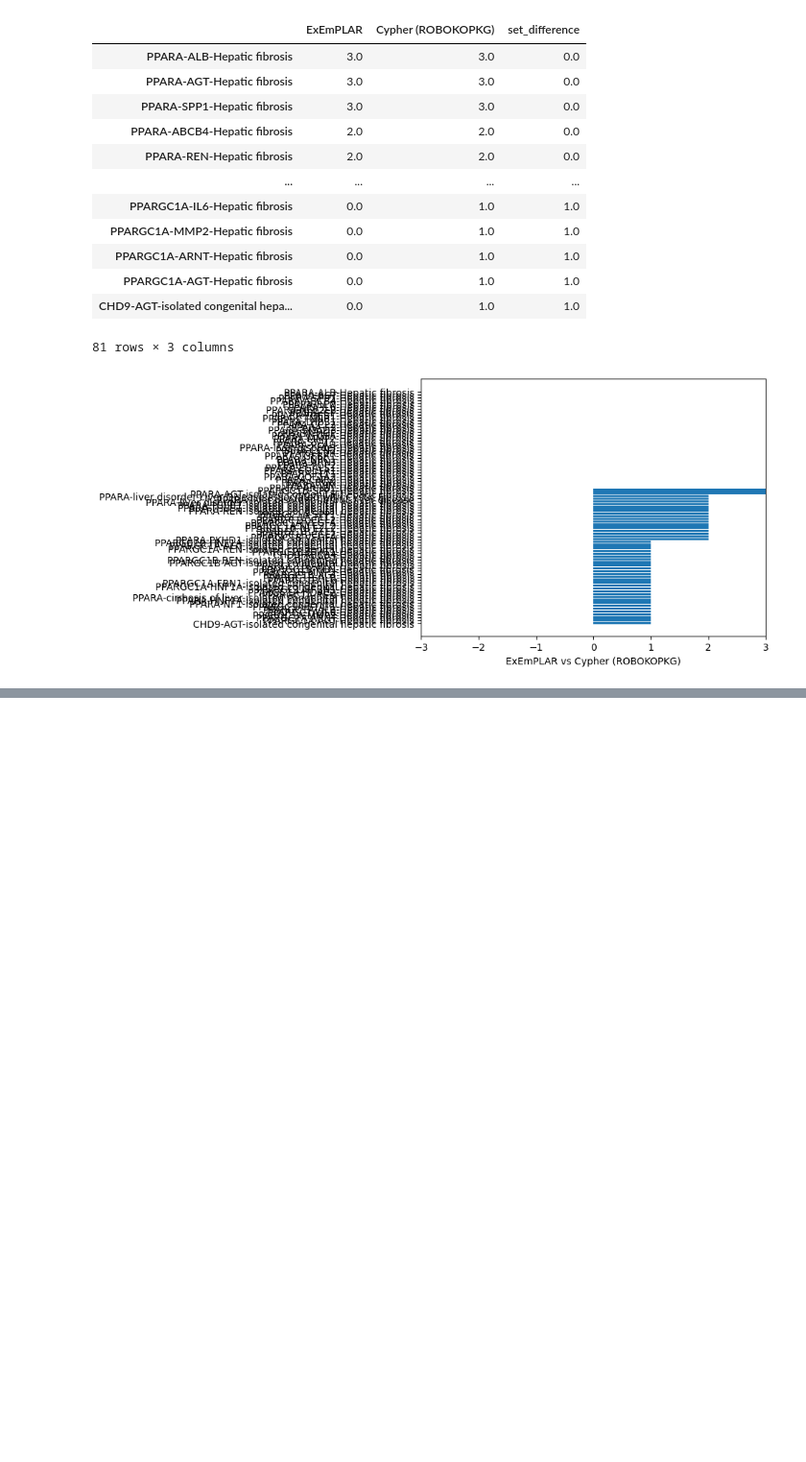
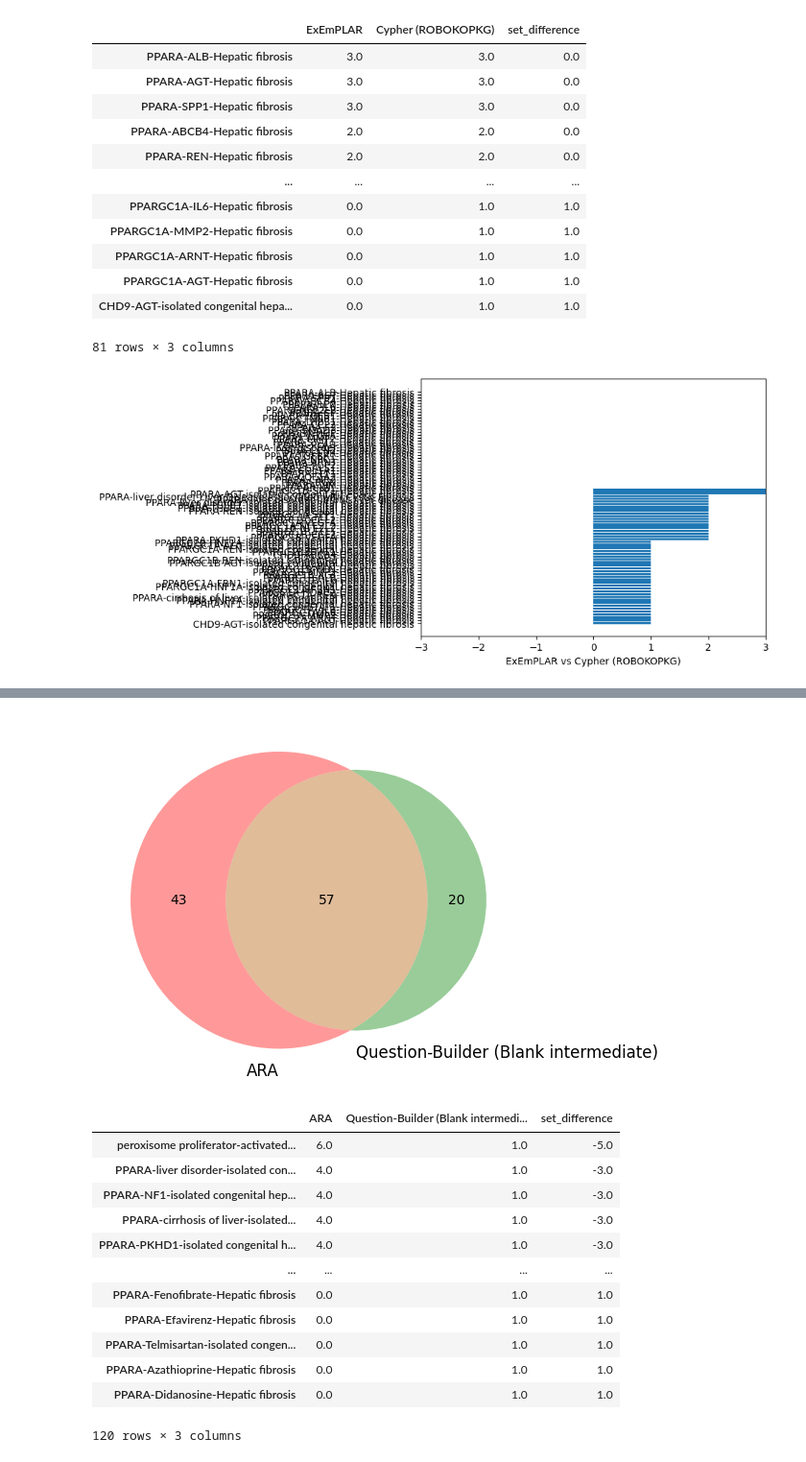
Before and after one commit to RobokopU24/AOP-use-cases, a Jupyter notebook: PPAR_LiverInjury_Compare.ipynb, the cells around one changed output, grey strips where cells are left out. Shown at 96% size. Drawn from its saved outputs; the diff is of its cells as text; code cells hidden in the pictures; blank space fills up the shorter version.

```diff
--- a/PPAR_LiverInjury_Compare.ipynb
+++ b/PPAR_LiverInjury_Compare.ipynb
@@ -638,0 +663,19 @@ compare_results(results_df_exemplar_names,results_df_Cypher_ROBOKOPKG, output_fi
+# %%
+# ARA and Question Builder (Blank intermediate) sets
+output_file_name = os.path.join(write_dir_compare,"compare_ARA_vs_qbuilder_blank.txt")
+compare_results(results_df_ARA,results_df_qbuilder_blank, output_file_name, "ARA", "Question-Builder (Blank intermediate)")
+# %% [output]
+[figure, added]
+|  | ARA | Question-Builder (Blank intermedi... | set_difference |
+| peroxisome proliferator-activated... | 6.0 | 1.0 | -5.0 |
+| PPARA-liver disorder-isolated con... | 4.0 | 1.0 | -3.0 |
+| PPARA-NF1-isolated congenital hep... | 4.0 | 1.0 | -3.0 |
+| PPARA-cirrhosis of liver-isolated... | 4.0 | 1.0 | -3.0 |
+| PPARA-PKHD1-isolated congenital h... | 4.0 | 1.0 | -3.0 |
+| ... | ... | ... | ... |
+| PPARA-Fenofibrate-Hepatic fibrosis | 0.0 | 1.0 | 1.0 |
+| PPARA-Efavirenz-Hepatic fibrosis | 0.0 | 1.0 | 1.0 |
+| PPARA-Telmisartan-isolated congen... | 0.0 | 1.0 | 1.0 |
+| PPARA-Azathioprine-Hepatic fibrosis | 0.0 | 1.0 | 1.0 |
+| PPARA-Didanosine-Hepatic fibrosis | 0.0 | 1.0 | 1.0 |
+120 rows × 3 columns
```
Also changed, not shown: parts of 3 cells of this notebook, 9 other files.
